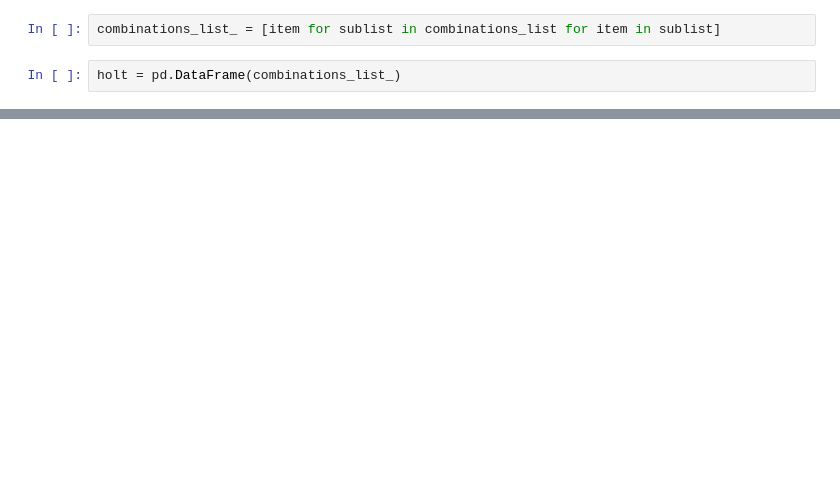
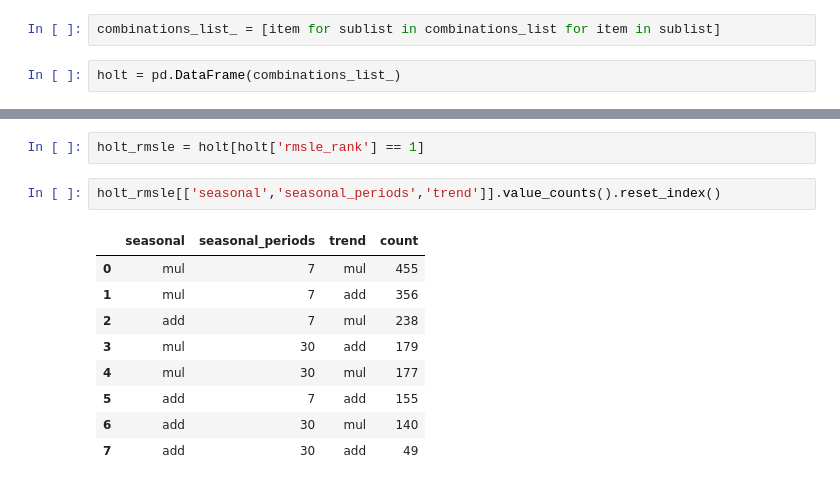
Before and after one commit to kshirsagarsiddharth/store-sales-time-series-forecasting, a Jupyter notebook: time_series_analysis_holt_winters.ipynb, the cells around one changed output, grey strips where cells are left out. Drawn from its saved outputs; the diff is of its cells as text; blank space fills up the shorter version.

```diff
--- a/time_series_analysis_holt_winters.ipynb
+++ b/time_series_analysis_holt_winters.ipynb
@@ -220,0 +208,14 @@ holt[np.isinf(holt['rmse'])]
+# %%
+holt_rmsle = holt[holt['rmsle_rank'] == 1]
+# %%
+holt_rmsle[['seasonal','seasonal_periods','trend']].value_counts().reset_index()
+# %% [output]
+|  | seasonal | seasonal_periods | trend | count |
+| 0 | mul | 7 | mul | 455 |
+| 1 | mul | 7 | add | 356 |
+| 2 | add | 7 | mul | 238 |
+| 3 | mul | 30 | add | 179 |
+| 4 | mul | 30 | mul | 177 |
+| 5 | add | 7 | add | 155 |
+| 6 | add | 30 | mul | 140 |
+| 7 | add | 30 | add | 49 |
```
Also changed, not shown: parts of 28 cells of this notebook, 1 other file.
